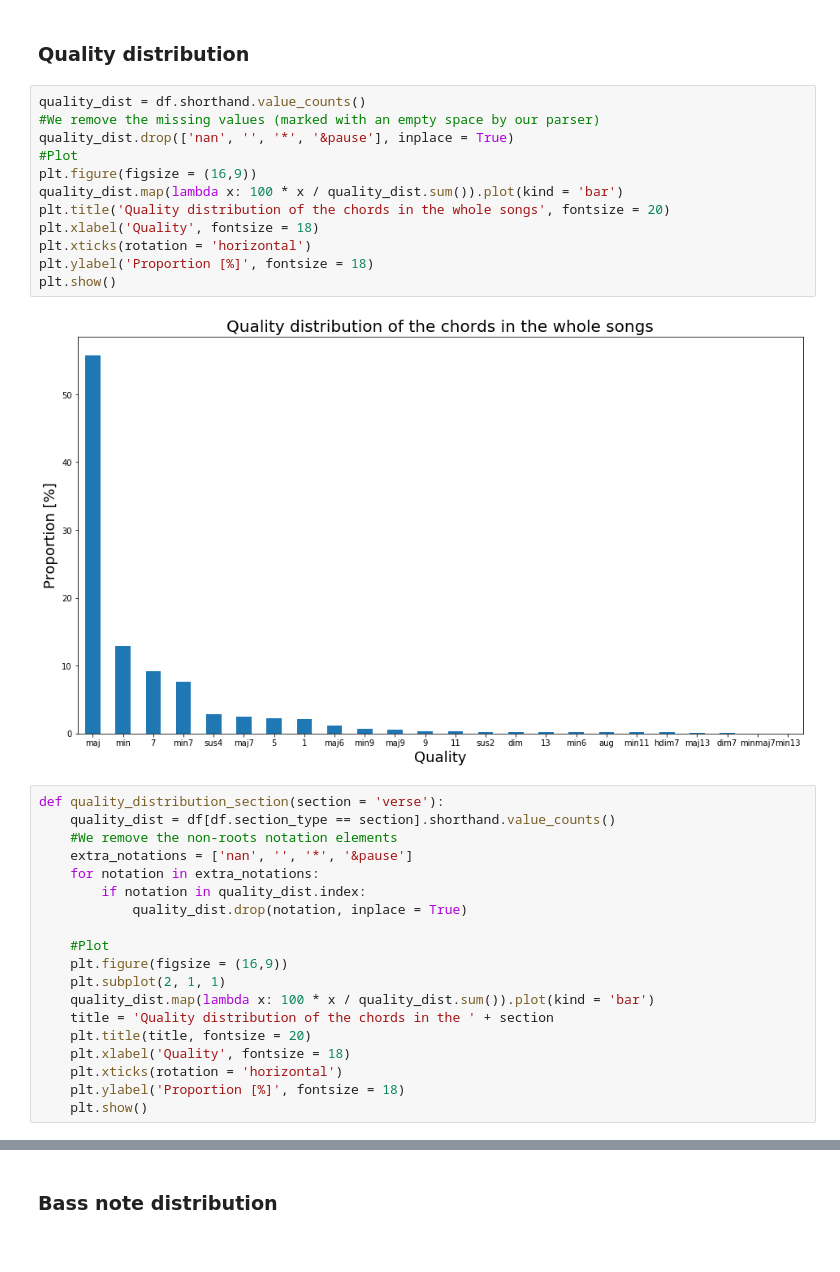
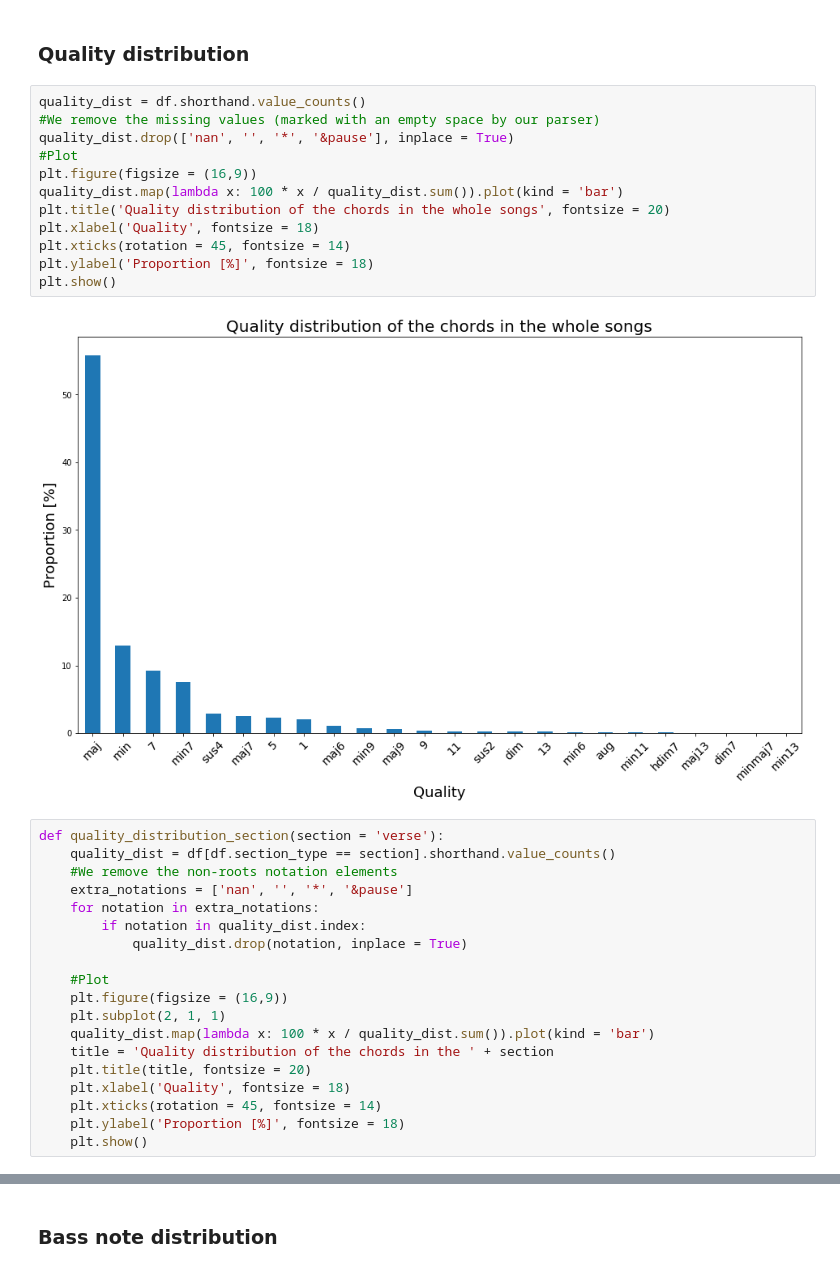
Before and after one commit to GiacomoAlliata/DigitalMusicologyProject, a Jupyter notebook: data_preprocessing.ipynb, the cells around one changed output, grey strips where cells are left out. Drawn from its saved outputs; the diff is of its cells as text.

```diff
--- a/data_preprocessing.ipynb
+++ b/data_preprocessing.ipynb
@@ -623,17 +658,17 @@ root_distribution_section('chorus', 2)
 # %%
 quality_dist = df.shorthand.value_counts()
 #We remove the missing values (marked with an empty space by our parser)
 quality_dist.drop(['nan', '', '*', '&pause'], inplace = True)
 #Plot
 plt.figure(figsize = (16,9))
 quality_dist.map(lambda x: 100 * x / quality_dist.sum()).plot(kind = 'bar')
 plt.title('Quality distribution of the chords in the whole songs', fontsize = 20)
 plt.xlabel('Quality', fontsize = 18)
-plt.xticks(rotation = 'horizontal')
+plt.xticks(rotation = 45, fontsize = 14)
 plt.ylabel('Proportion [%]', fontsize = 18)
 plt.show()
 # %% [output]
-[figure, old version]
+[figure, new version]
 # %%
 def quality_distribution_section(section = 'verse'):
     quality_dist = df[df.section_type == section].shorthand.value_counts()
@@ -650,7 +685,7 @@ def quality_distribution_section(section = 'verse'):
     title = 'Quality distribution of the chords in the ' + section
     plt.title(title, fontsize = 20)
     plt.xlabel('Quality', fontsize = 18)
-    plt.xticks(rotation = 'horizontal')
+    plt.xticks(rotation = 45, fontsize = 14)
     plt.ylabel('Proportion [%]', fontsize = 18)
     plt.show()
 # %%
```
Also changed, not shown: parts of 29 cells of this notebook.
